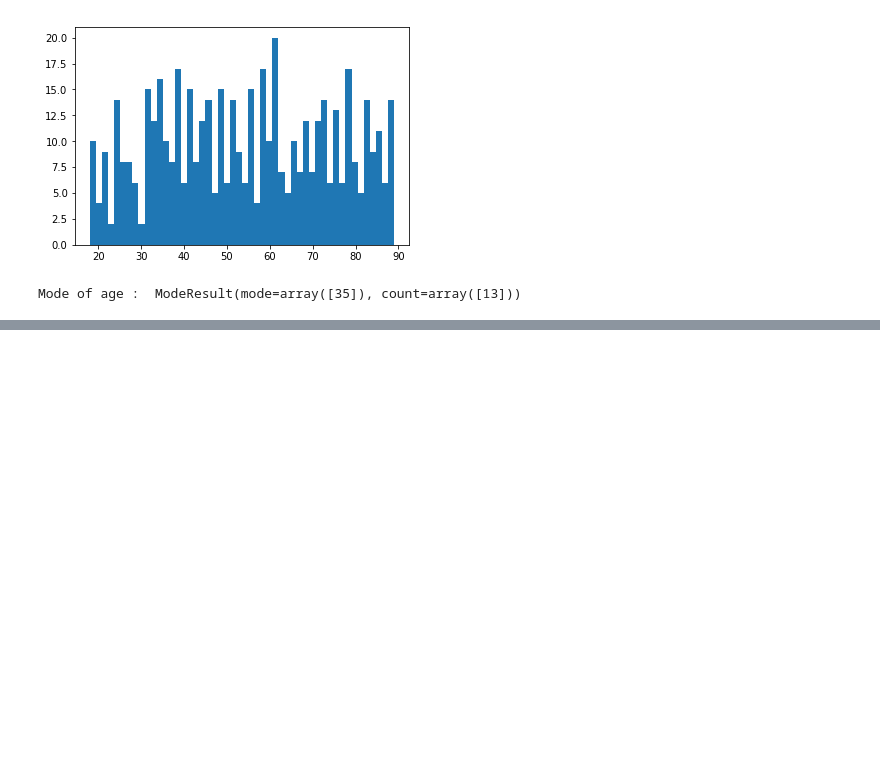
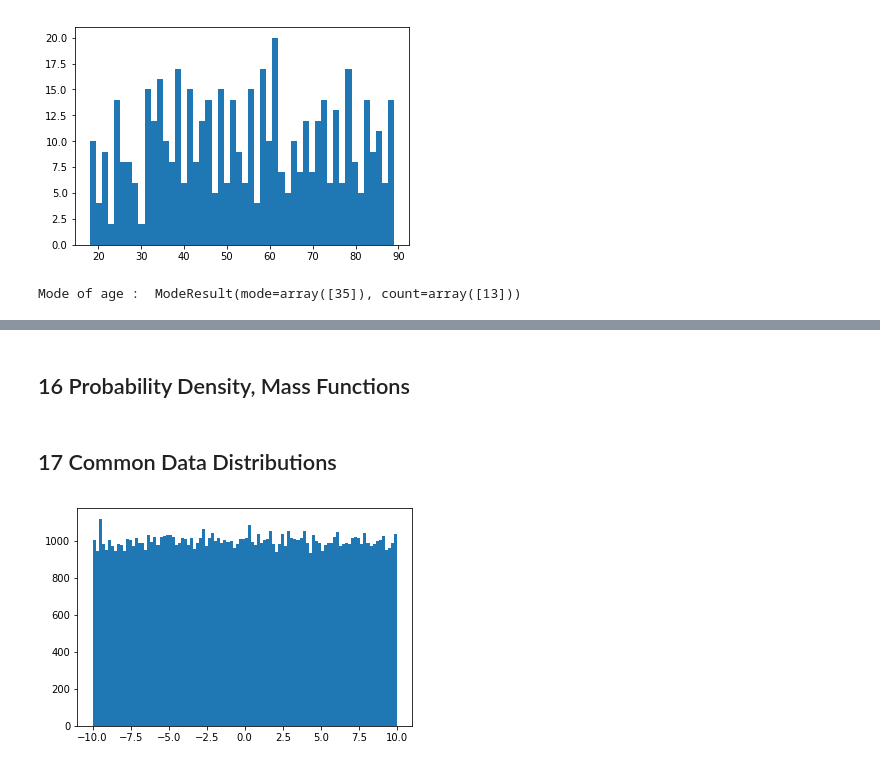
Before and after one commit to SudhakarAnemu/AI-DS-ML-DL-, a Jupyter notebook: jsDSDLMLwithPython_Udemy.ipynb, the cells around one changed output, grey strips where cells are left out. Cells and saved outputs as stored; diff of their text form; code cells hidden in the pictures; blank space fills up the shorter version.

```diff
--- a/jsDSDLMLwithPython_Udemy.ipynb
+++ b/jsDSDLMLwithPython_Udemy.ipynb
@@ -109,0 +153,10 @@ Mode of age :  ModeResult(mode=array([35]), count=array([13]))
+# %% [markdown]
+## 16 Probability Density, Mass Functions
+# %% [markdown]
+## 17 Common Data Distributions
+# %%
+values = np.random.uniform(-10.0,10.0,100000) #range(-10 to 10), # points
+plt.hist(values,100)
+plt.show()
+# %% [output]
+[figure, added]
```
Also changed, not shown: parts of 19 cells of this notebook.
